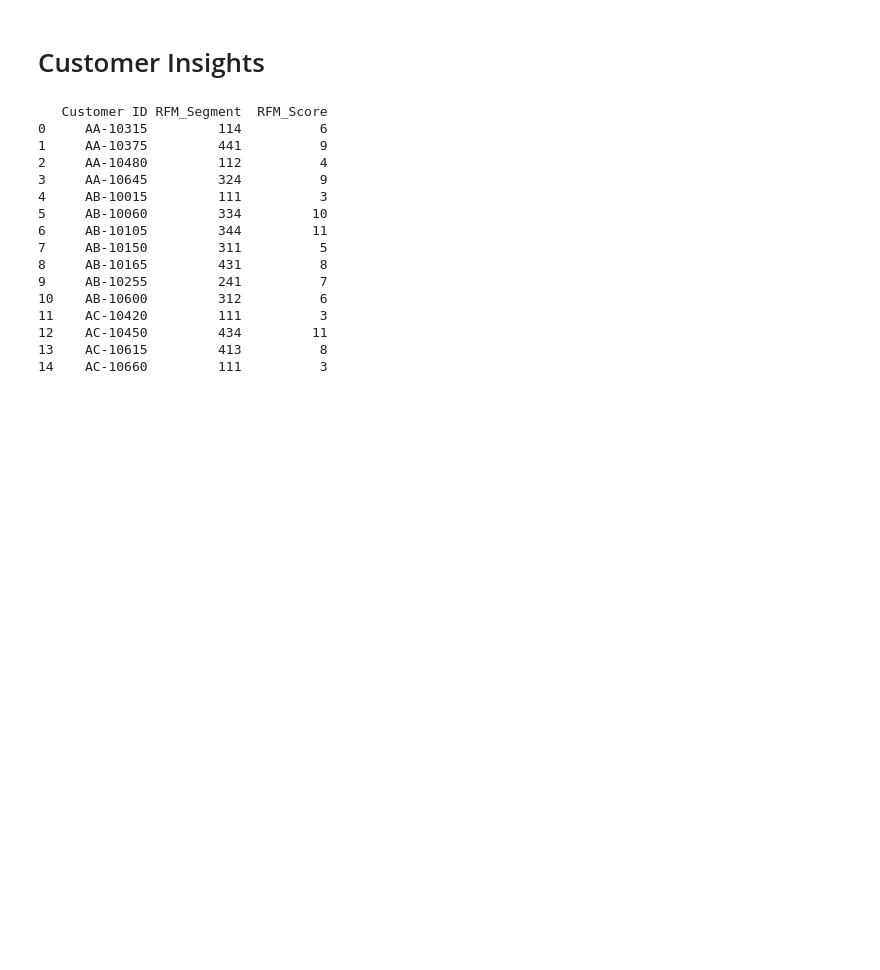
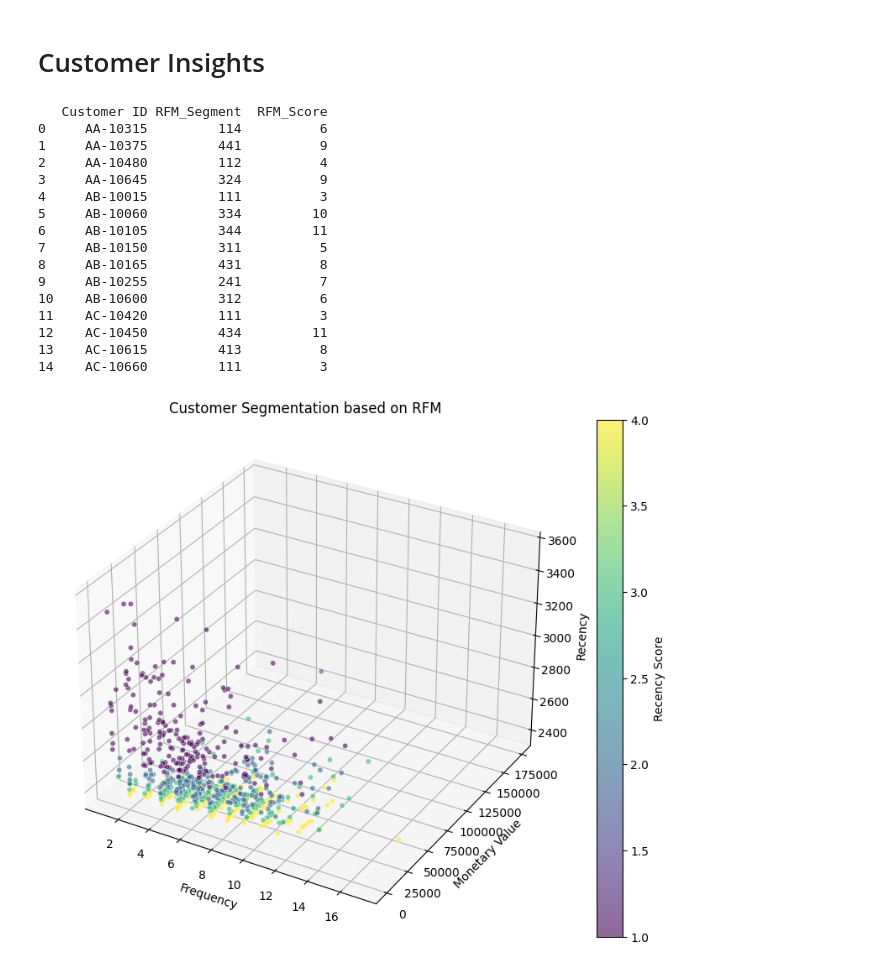
Before and after one commit to Hana0405/DA, a Jupyter notebook: Online_Retailer_V2.ipynb, the cells around one changed output. Drawn from its saved outputs; the diff is of its cells as text; code cells hidden in the pictures; blank space fills up the shorter version.

```diff
--- a/Online_Retailer_V2.ipynb
+++ b/Online_Retailer_V2.ipynb
@@ -791,3 +802,18 @@ print(rfm_data[['Customer ID', 'RFM_Segment', 'RFM_Score']].head(15))
 12    AC-10450         434         11
 13    AC-10615         413          8
 14    AC-10660         111          3
+# %%
+# Plotting customer segmentation on a 3D scatter diagram
+fig = plt.figure(figsize=(10, 8))
+ax = fig.add_subplot(111, projection='3d')
+
+sc = ax.scatter(rfm_data['Frequency'], rfm_data['Monetary'], rfm_data['Recency'], c=rfm_data['R_Score'].astype(int), cmap='viridis', alpha=0.6, edgecolors='w', linewidth=0.5)
+ax.set_xlabel('Frequency')
+ax.set_ylabel('Monetary Value')
+ax.set_zlabel('Recency')
+
+plt.colorbar(sc, label='Recency Score')
+plt.title('Customer Segmentation based on RFM')
+plt.show()
+# %% [output]
+[figure, added]
```
Also changed, not shown: parts of 24 cells of this notebook.
